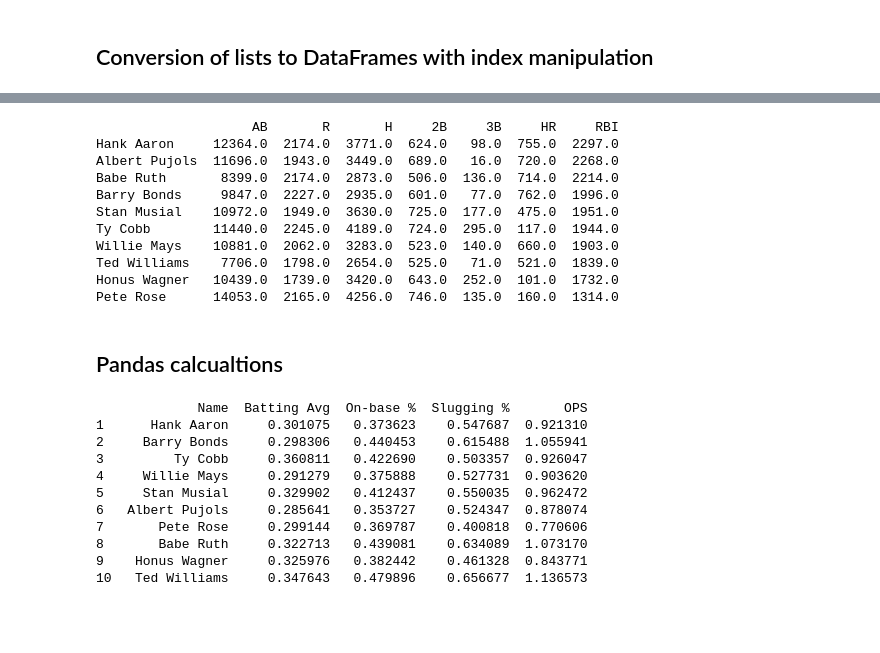
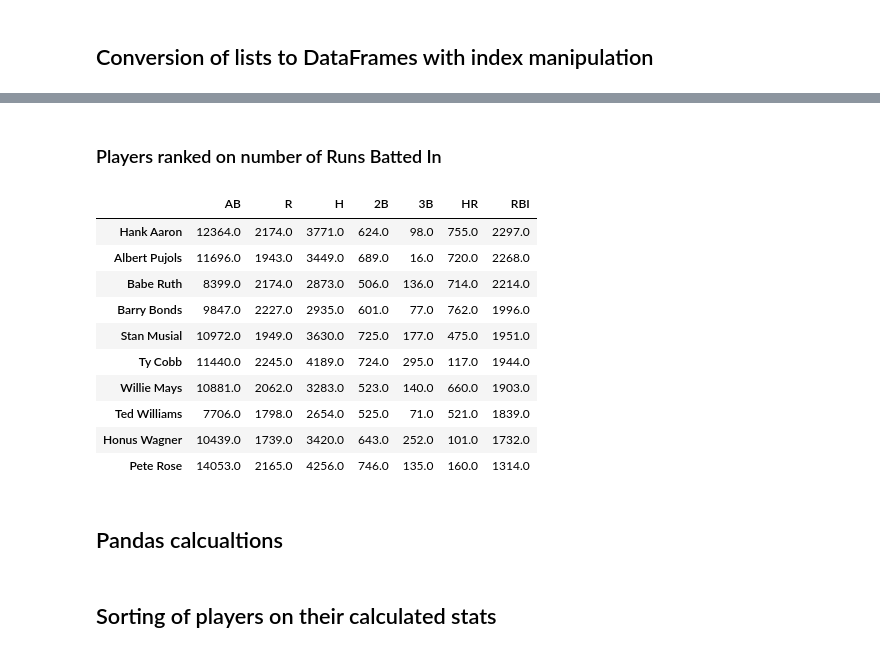
Before and after one commit to ZacharyCone7/SSE591_Week3, a Jupyter notebook: Week 3/Project 1.5.ipynb, the cells around one changed output, grey strips where cells are left out. Drawn from its saved outputs; the diff is of its cells as text; code cells hidden in the pictures; blank space fills up the shorter version.

```diff
--- a/Week 3/Project 1.5.ipynb
+++ b/Week 3/Project 1.5.ipynb
@@ -87,18 +91,20 @@ Honus Wagner   10439.0  1739.0  3420.0  643.0  252.0  101.0  1732.0
+# %% [markdown]
+### Players ranked on number of Runs Batted In
 # %%
 merged_df = merged_df.sort_values(by="RBI", ascending=False)
-print(merged_df)
+merged_df
 # %% [output]
-                    AB       R       H     2B     3B     HR     RBI
-Hank Aaron     12364.0  2174.0  3771.0  624.0   98.0  755.0  2297.0
-Albert Pujols  11696.0  1943.0  3449.0  689.0   16.0  720.0  2268.0
-Babe Ruth       8399.0  2174.0  2873.0  506.0  136.0  714.0  2214.0
-Barry Bonds     9847.0  2227.0  2935.0  601.0   77.0  762.0  1996.0
-Stan Musial    10972.0  1949.0  3630.0  725.0  177.0  475.0  1951.0
-Ty Cobb        11440.0  2245.0  4189.0  724.0  295.0  117.0  1944.0
-Willie Mays    10881.0  2062.0  3283.0  523.0  140.0  660.0  1903.0
-Ted Williams    7706.0  1798.0  2654.0  525.0   71.0  521.0  1839.0
-Honus Wagner   10439.0  1739.0  3420.0  643.0  252.0  101.0  1732.0
-Pete Rose      14053.0  2165.0  4256.0  746.0  135.0  160.0  1314.0
+|  | AB | R | H | 2B | 3B | HR | RBI |
+| Hank Aaron | 12364.0 | 2174.0 | 3771.0 | 624.0 | 98.0 | 755.0 | 2297.0 |
+| Albert Pujols | 11696.0 | 1943.0 | 3449.0 | 689.0 | 16.0 | 720.0 | 2268.0 |
+| Babe Ruth | 8399.0 | 2174.0 | 2873.0 | 506.0 | 136.0 | 714.0 | 2214.0 |
+| Barry Bonds | 9847.0 | 2227.0 | 2935.0 | 601.0 | 77.0 | 762.0 | 1996.0 |
+| Stan Musial | 10972.0 | 1949.0 | 3630.0 | 725.0 | 177.0 | 475.0 | 1951.0 |
+| Ty Cobb | 11440.0 | 2245.0 | 4189.0 | 724.0 | 295.0 | 117.0 | 1944.0 |
+| Willie Mays | 10881.0 | 2062.0 | 3283.0 | 523.0 | 140.0 | 660.0 | 1903.0 |
+| Ted Williams | 7706.0 | 1798.0 | 2654.0 | 525.0 | 71.0 | 521.0 | 1839.0 |
+| Honus Wagner | 10439.0 | 1739.0 | 3420.0 | 643.0 | 252.0 | 101.0 | 1732.0 |
+| Pete Rose | 14053.0 | 2165.0 | 4256.0 | 746.0 | 135.0 | 160.0 | 1314.0 |
 # %% [markdown]
 ## Pandas calcualtions
 # %%
@@ -134,22 +140,8 @@ for player_df in Player_DF_List:
 # Create a DataFrame for the results
 results_df = pd.DataFrame({'Name': Names, 'Batting Avg': batting_avg, 'On-base %': on_base_perc,
                            'Slugging %': slugging_perc, 'OPS': OPS})
-
-# Set index starting at 1
-results_df.index += 1
-print(results_df)
-# %% [output]
-             Name  Batting Avg  On-base %  Slugging %       OPS
-1      Hank Aaron     0.301075   0.373623    0.547687  0.921310
-2     Barry Bonds     0.298306   0.440453    0.615488  1.055941
-3         Ty Cobb     0.360811   0.422690    0.503357  0.926047
-4     Willie Mays     0.291279   0.375888    0.527731  0.903620
-5     Stan Musial     0.329902   0.412437    0.550035  0.962472
-6   Albert Pujols     0.285641   0.353727    0.524347  0.878074
-7       Pete Rose     0.299144   0.369787    0.400818  0.770606
-8       Babe Ruth     0.322713   0.439081    0.634089  1.073170
-9    Honus Wagner     0.325976   0.382442    0.461328  0.843771
-10   Ted Williams     0.347643   0.479896    0.656677  1.136573
+# %% [markdown]
+## Sorting of players on their calculated stats
 # %%
 # Sort the DataFrame based on each metric and reset index
 results_df_sorted_AVG = results_df.sort_values(by='Batting Avg', ascending=False).reset_index(drop=True)
```
Also changed, not shown: parts of 14 cells of this notebook, 1 other file.
